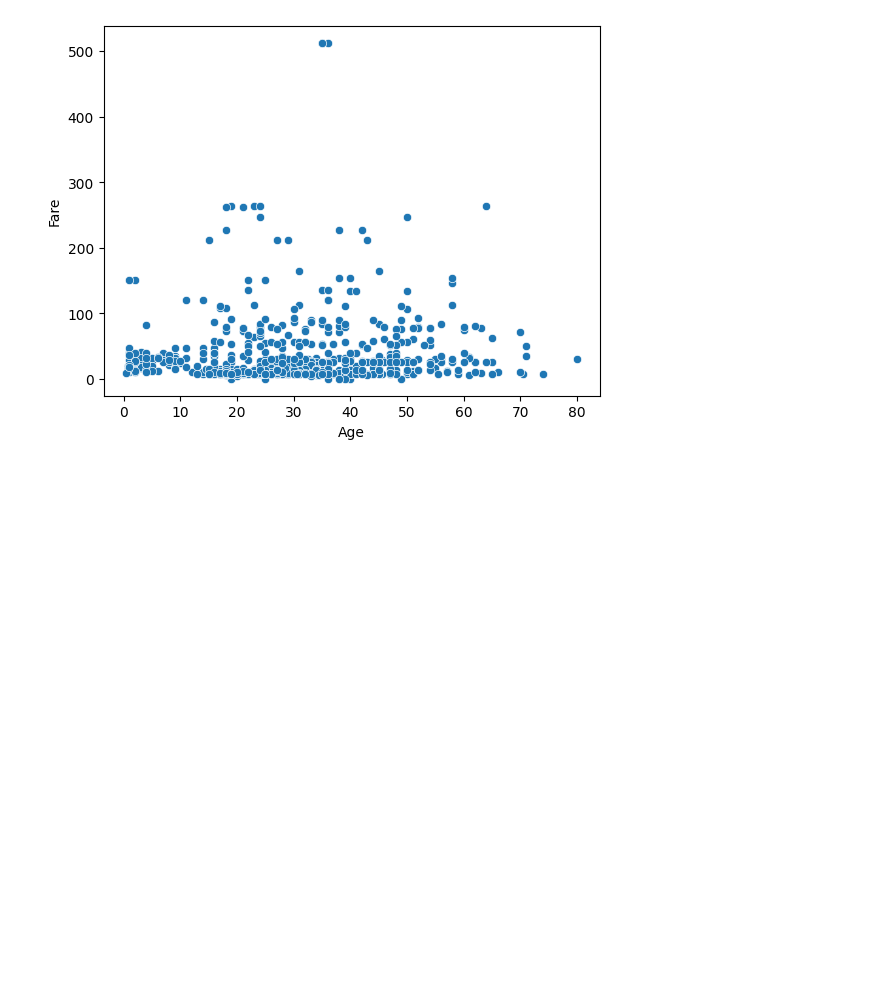
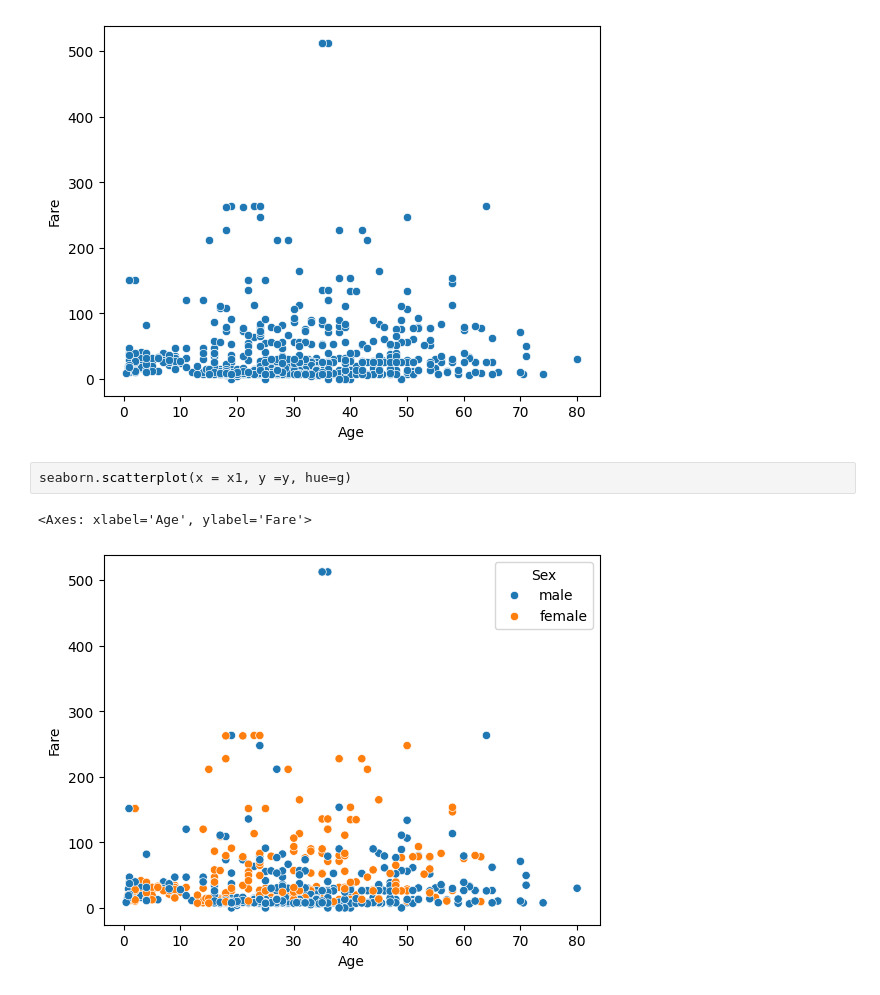
Before and after one commit to MontielAlejandro/Practica_101_ML_CIC_Github_Python, a Jupyter notebook: p101.ipynb, the cells around one changed output. Saved outputs shown, nothing was run; the diff lists cells and outputs as text; blank space fills up the shorter version.

Commit message:
Update plot

```diff
--- a/p101.ipynb
+++ b/p101.ipynb
@@ -98,3 +98,8 @@ seaborn.scatterplot(x=x1, y =y)
 # %% [output]
 <Axes: xlabel='Age', ylabel='Fare'>
 [figure]
+# %%
+seaborn.scatterplot(x = x1, y =y, hue=g)
+# %% [output]
+<Axes: xlabel='Age', ylabel='Fare'>
+[figure, added]
```
